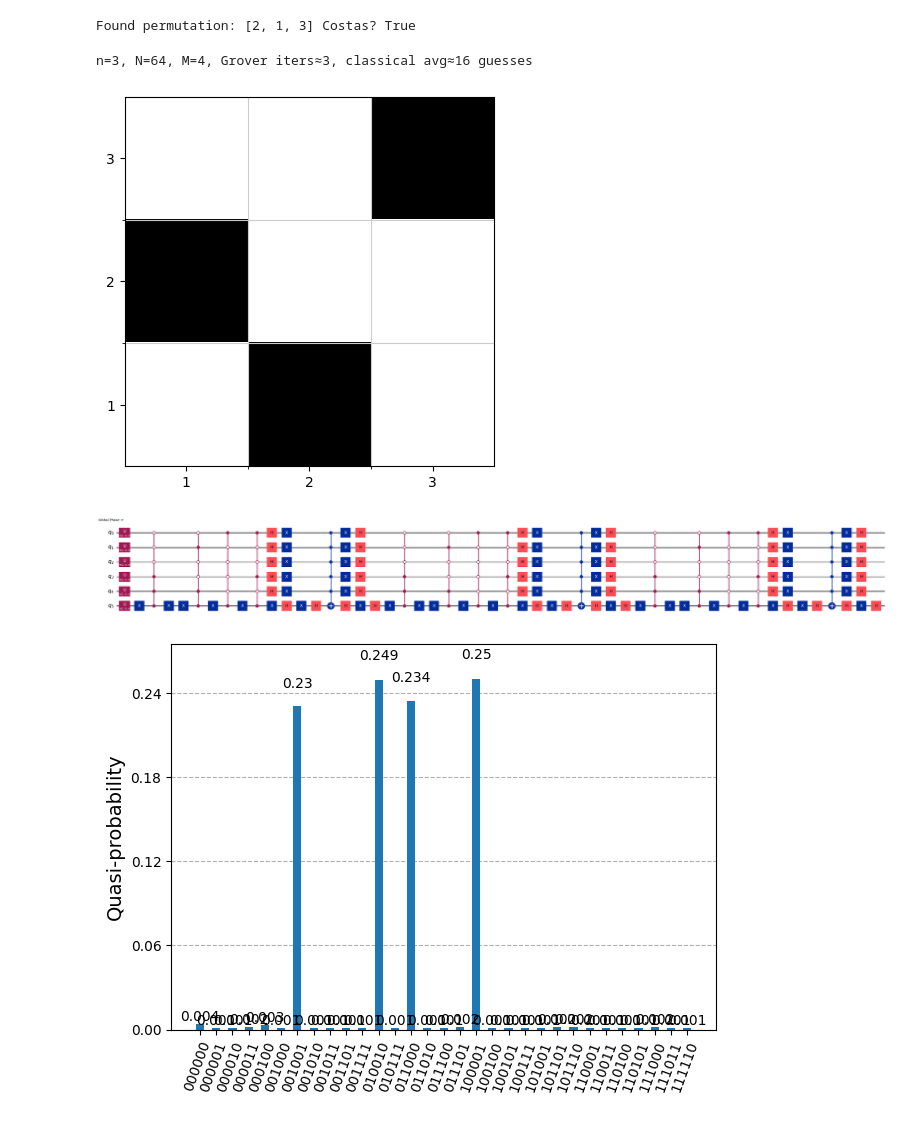
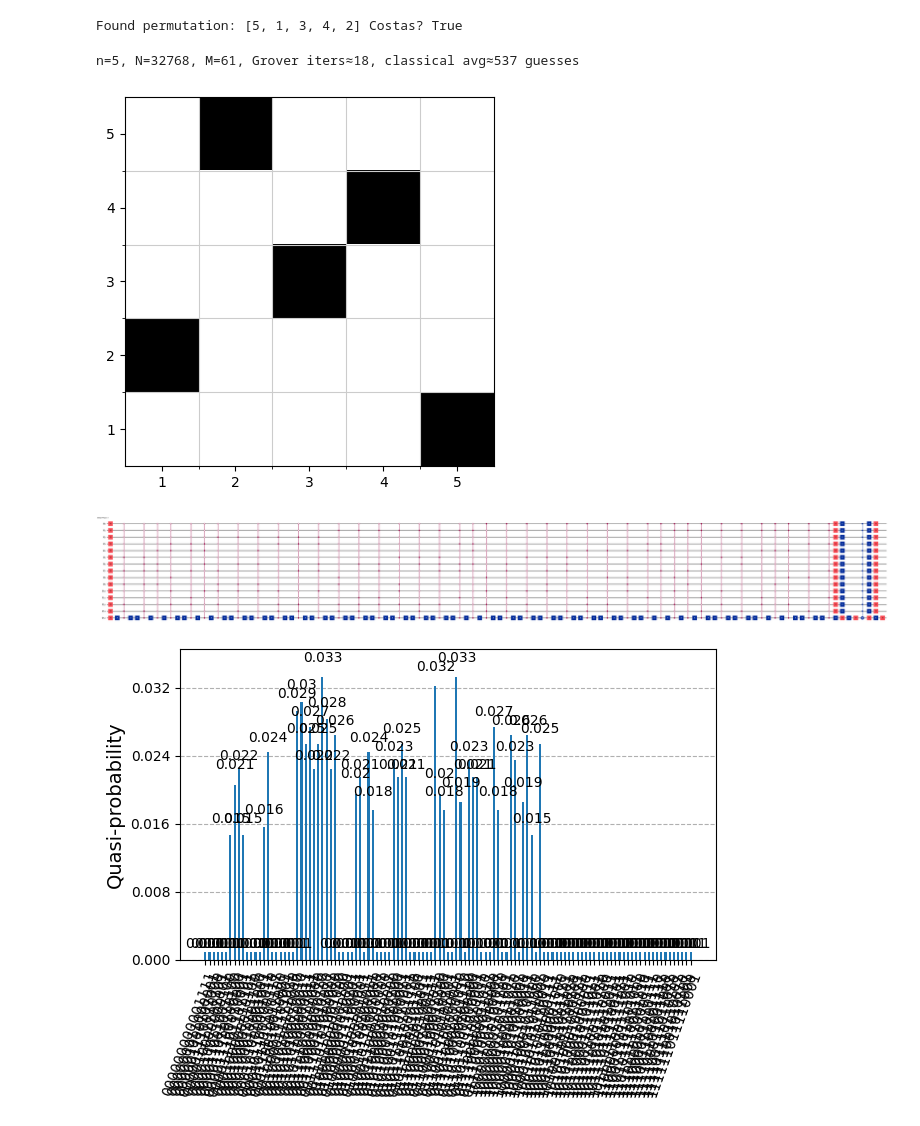
Before and after one commit to splch/qcostas, a Jupyter notebook: example.ipynb, the cells around one changed output. Drawn from its saved outputs; the diff is of its cells as text; code cells hidden in the pictures.

```diff
--- a/example.ipynb
+++ b/example.ipynb
@@ -5,7 +5,7 @@ import matplotlib.pyplot as plt
 from qiskit.visualization import plot_histogram
 from qcostas import generate_costas, plot_costas
 # %%
-n = 3
+n = 5
 
 costas_result = generate_costas(n)
 N = costas_result.N
@@ -19,16 +19,18 @@ result = costas_result.result
 
 print("Found permutation:", permutation, "Costas?", is_costas)
 # %% [output]
-Found permutation: [2, 1, 3] Costas? True
+Found permutation: [5, 1, 3, 4, 2] Costas? True
 # %%
 print(f"n={n}, N={N}, M={M}, Grover iters≈{r}, classical avg≈{N//M} guesses")
 
 plot_costas(permutation)
-grover.construct_circuit(problem=problem).decompose().decompose().draw("mpl", fold=-1)
+grover.construct_circuit(problem=problem, power=1).decompose(
+    gates_to_decompose=["Q", "CostasOracle"], reps=3
+).draw("mpl", fold=-1)
 plot_histogram(result.circuit_results)
 plt.show()
 # %% [output]
-n=3, N=64, M=4, Grover iters≈3, classical avg≈16 guesses
+n=5, N=32768, M=61, Grover iters≈18, classical avg≈537 guesses
-[figure, old version]
+[figure, new version]
-[figure, old version]
+[figure, new version]
-[figure, old version]
+[figure, new version]
```
Also changed, not shown: 1 other file.
